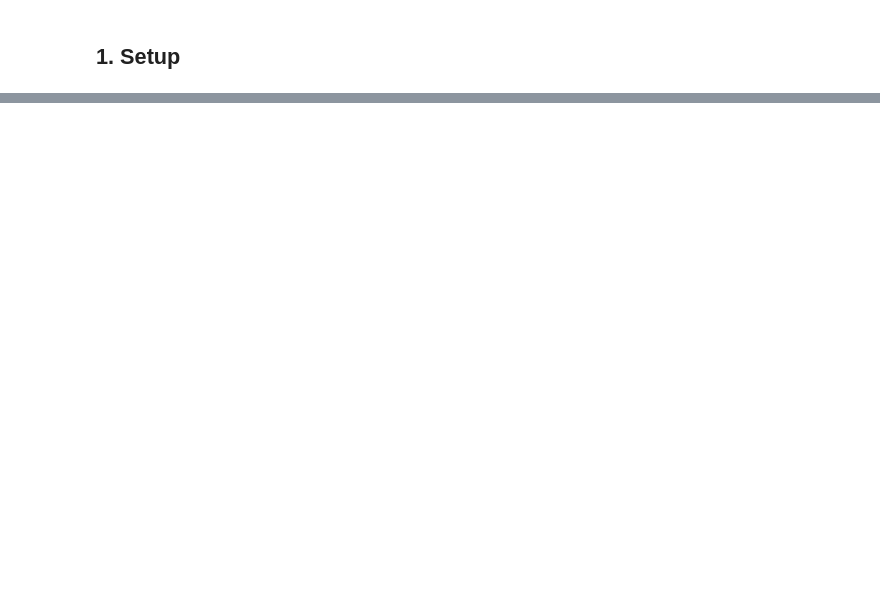
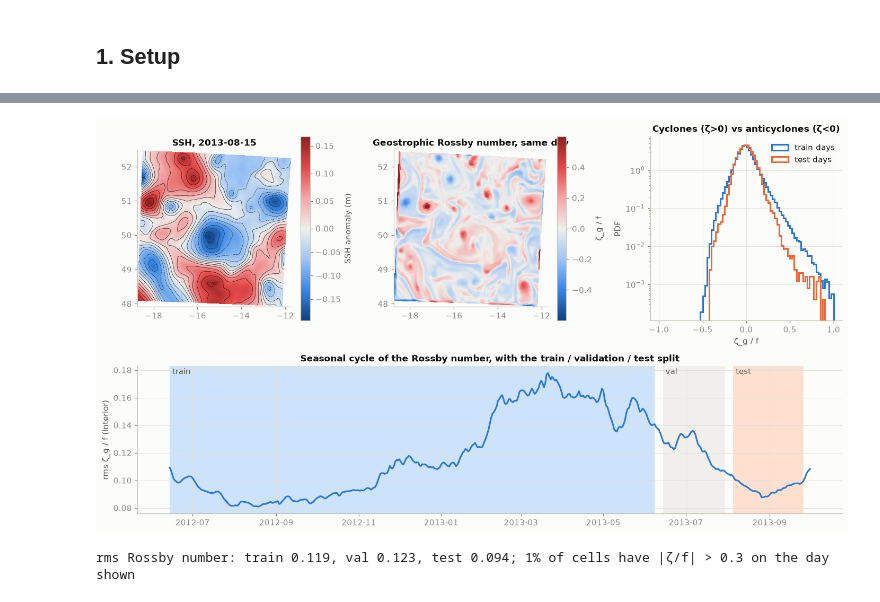
Before and after one commit to redouanelg/qgsw-DI, a Jupyter notebook: QGNet_Pytorch/notebooks/SSHforecastingQGSW_PyTorch_multistep.ipynb, the cells around one changed output, grey strips where cells are left out. Drawn from its saved outputs; the diff is of its cells as text; code cells hidden in the pictures; blank space fills up the shorter version.

```diff
--- a/QGNet_Pytorch/notebooks/SSHforecastingQGSW_PyTorch_multistep.ipynb
+++ b/QGNet_Pytorch/notebooks/SSHforecastingQGSW_PyTorch_multistep.ipynb
@@ -1536,0 +131,14 @@ else:
+# %%
+data = L.load_patch()
+idx = L.splits(len(data["ssh"]))
+dates = data["time"].astype("datetime64[D]")
+case_default = L.Case(data, c=L.C_DEFAULT, snu=0.0)
+case = L.Case(data, c=L.C_TUNED, snu=L.SNU_TUNED)    # the physics the hybrids sit on
+grd = case.grd
+f0_mean = float(grd.f0.mean())
+dx_mean = float(grd.dx.mean())
+print(f"{len(dates)} daily fields, {dates[0]} -> {dates[-1]}, patch {grd.ny}x{grd.nx}, "
+      f"dx ~ {dx_mean/1e3:.1f} km, f0 ~ {f0_mean:.2e} s^-1, "
+      f"Rossby radius c/f ~ {L.C_DEFAULT/f0_mean/1e3:.0f} km (c=1.5) / {L.C_TUNED/f0_mean/1e3:.0f} km (c=2)")
+for k, v in idx.items():
+    print(f"{k:5s}: {len(v):3d} start days, {dates[v[0]]} -> {dates[v[-1]]}")
@@ -1536,0 +156,61 @@ else:
+# %%
+ro_rms, ke = [], []
+for t in range(len(dates)):
+    d = L.diagnostics(data["ssh"][t], grd)
+    w = L.interior_window((grd.ny, grd.nx))
+    ro_rms.append(np.sqrt(np.mean((d["zeta"] / d["f"])[w] ** 2)))
+    ke.append(0.5 * np.mean((d["ug"] ** 2 + d["vg"] ** 2)[w]))
+ro_rms, ke = np.array(ro_rms), np.array(ke)
+
+day_show = int(idx["test"][10])
+d_show = L.diagnostics(data["ssh"][day_show], grd)
+ro_show = d_show["zeta"] / d_show["f"]
+
+fig = plt.figure(figsize=(13, 7.2))
+gs = fig.add_gridspec(2, 3, height_ratios=[1.25, 1])
+ax = fig.add_subplot(gs[0, 0])
+h = data["ssh"][day_show]
+im = ax.pcolormesh(data["lon"], data["lat"], h - np.nanmean(h), cmap=DIVERGING,
+                   norm=TwoSlopeNorm(0), shading="auto")
+ax.contour(data["lon"], data["lat"], h, 14, colors=INK, linewidths=0.4)
+fig.colorbar(im, ax=ax, label="SSH anomaly (m)")
+ax.set_title(f"SSH, {dates[day_show]}")
+ax.set_aspect(1 / np.cos(np.deg2rad(data["lat"].mean())))
+ax.grid(False)
+
+ax = fig.add_subplot(gs[0, 1])
+im = ax.pcolormesh(data["lon"], data["lat"], ro_show, cmap=DIVERGING,
+                   norm=TwoSlopeNorm(0, -0.6, 0.6), shading="auto")
+fig.colorbar(im, ax=ax, label="ζ_g / f")
+ax.set_title("Geostrophic Rossby number, same day")
+ax.set_aspect(1 / np.cos(np.deg2rad(data["lat"].mean())))
+ax.grid(False)
+
+ax = fig.add_subplot(gs[0, 2])
+bins = np.linspace(-1, 1, 81)
+for name, sl, col in (("train", idx["train"], SLOT[0]), ("test", idx["test"], SLOT[1])):
+    vals = np.concatenate([(L.diagnostics(data["ssh"][t], grd)["zeta"] / f0_mean)[8:-8, 8:-8].ravel()
+                           for t in sl[::7]])
+    ax.hist(vals, bins, density=True, histtype="step", color=col, lw=2, label=f"{name} days")
+ax.set_yscale("log")
+ax.set_xlabel("ζ_g / f")
+ax.set_ylabel("PDF")
+ax.set_title("Cyclones (ζ>0) vs anticyclones (ζ<0)")
+ax.legend()
+
+ax = fig.add_subplot(gs[1, :])
+for name, sl, shade in (("train", idx["train"], "#cde2fb"), ("val", idx["val"], "#f0efec"),
+                        ("test", idx["test"], "#fde0d0")):
+    ax.axvspan(dates[sl[0]], dates[sl[-1]], color=shade, lw=0)
+    ax.text(dates[sl[0]], 0.99, f" {name}", transform=ax.get_xaxis_transform(), va="top", color=INK2)
+ax.plot(dates, ro_rms, color=SLOT[0])
+ax.set_ylabel("rms ζ_g / f (interior)")
+ax.set_title("Seasonal cycle of the Rossby number, with the train / validation / test split")
+fig.tight_layout()
+plt.show()
+print(f"rms Rossby number: train {ro_rms[idx['train']].mean():.3f}, "
+      f"val {ro_rms[idx['val']].mean():.3f}, test {ro_rms[idx['test']].mean():.3f}; "
+      f"{100*np.mean(np.abs(ro_show[8:-8, 8:-8]) > 0.3):.0f}% of cells have |ζ/f| > 0.3 on the day shown")
+# %% [output]
+[figure, added]
+rms Rossby number: train 0.119, val 0.123, test 0.094; 1% of cells have |ζ/f| > 0.3 on the day shown
```
Also changed, not shown: parts of 45 cells of this notebook, 2 other files.
